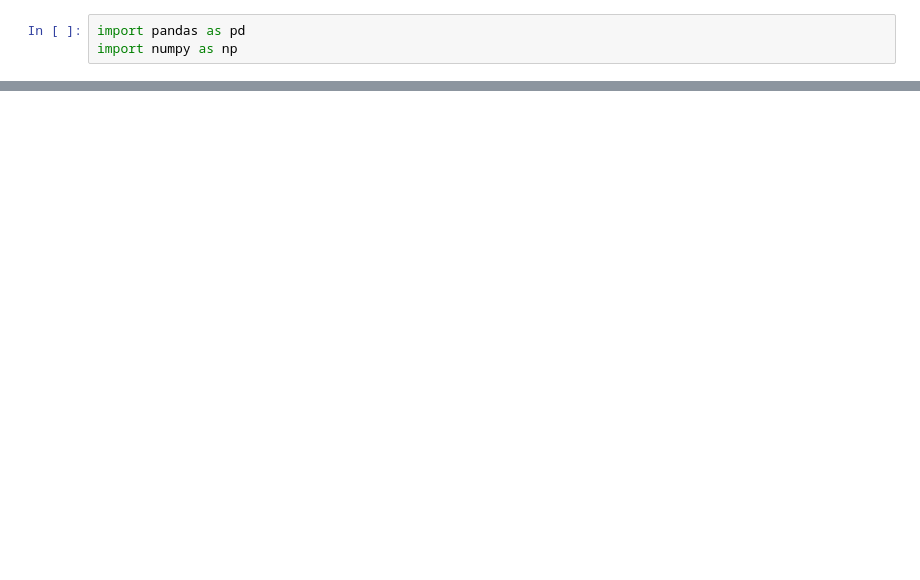
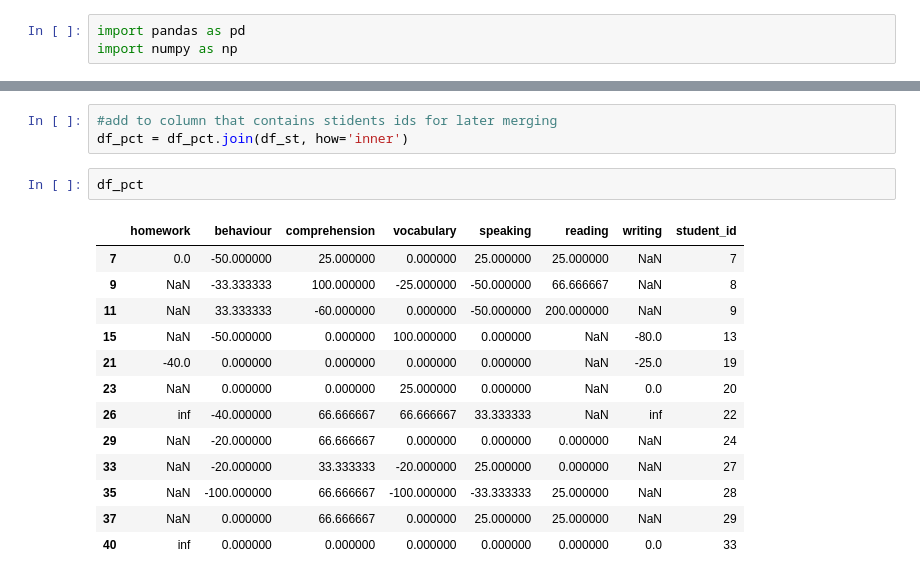
Before and after one commit to vladperesad/luxinedu_2, a Jupyter notebook: report.ipynb, the cells around one changed output, grey strips where cells are left out. Cells and saved outputs as stored; diff of their text form; blank space fills up the shorter version.

```diff
--- a/report.ipynb
+++ b/report.ipynb
@@ -19,0 +56,19 @@ df_2.dropna(axis=0, how='all', inplace=True)
+# %%
+#add to column that contains stidents ids for later merging
+df_pct = df_pct.join(df_st, how='inner')
+# %%
+df_pct
+# %% [output]
+|  | homework | behaviour | comprehension | vocabulary | speaking | reading | writing | student_id |
+| 7 | 0.0 | -50.000000 | 25.000000 | 0.000000 | 25.000000 | 25.000000 | NaN | 7 |
+| 9 | NaN | -33.333333 | 100.000000 | -25.000000 | -50.000000 | 66.666667 | NaN | 8 |
+| 11 | NaN | 33.333333 | -60.000000 | 0.000000 | -50.000000 | 200.000000 | NaN | 9 |
+| 15 | NaN | -50.000000 | 0.000000 | 100.000000 | 0.000000 | NaN | -80.0 | 13 |
+| 21 | -40.0 | 0.000000 | 0.000000 | 0.000000 | 0.000000 | NaN | -25.0 | 19 |
+| 23 | NaN | 0.000000 | 0.000000 | 25.000000 | 0.000000 | NaN | 0.0 | 20 |
+| 26 | inf | -40.000000 | 66.666667 | 66.666667 | 33.333333 | NaN | inf | 22 |
+| 29 | NaN | -20.000000 | 66.666667 | 0.000000 | 0.000000 | 0.000000 | NaN | 24 |
+| 33 | NaN | -20.000000 | 33.333333 | -20.000000 | 25.000000 | 0.000000 | NaN | 27 |
+| 35 | NaN | -100.000000 | 66.666667 | -100.000000 | -33.333333 | 25.000000 | NaN | 28 |
+| 37 | NaN | 0.000000 | 66.666667 | 0.000000 | 25.000000 | 25.000000 | NaN | 29 |
+| 40 | inf | 0.000000 | 0.000000 | 0.000000 | 0.000000 | 0.000000 | 0.0 | 33 |
```
Also changed, not shown: parts of 8 cells of this notebook.
